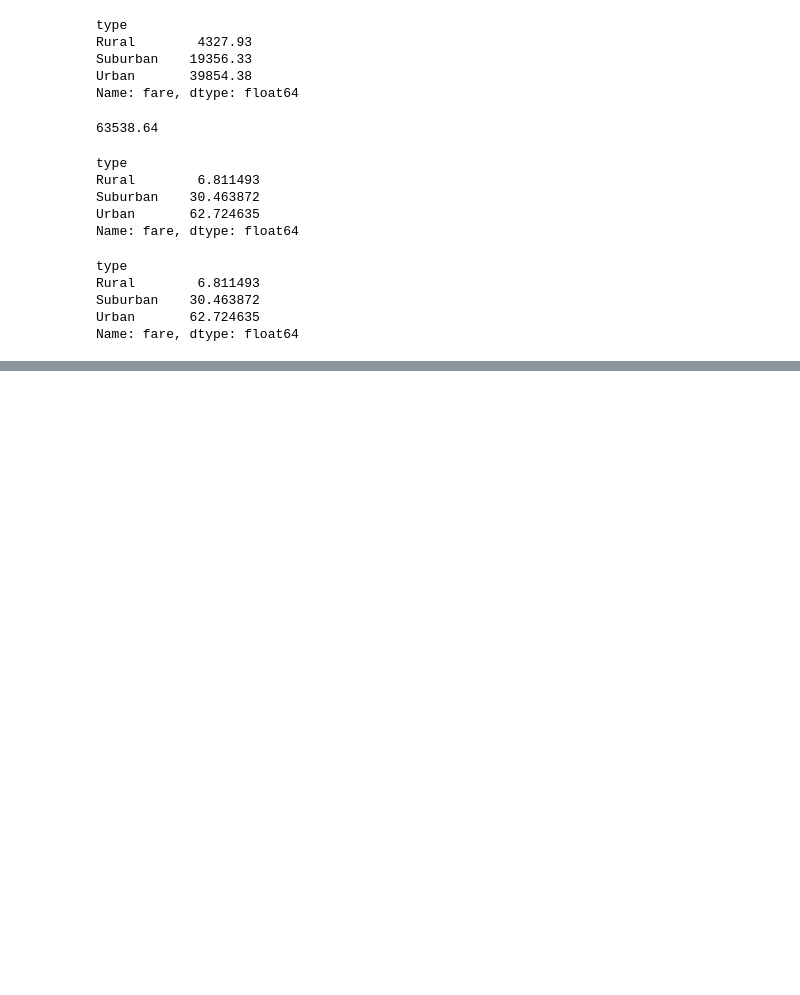
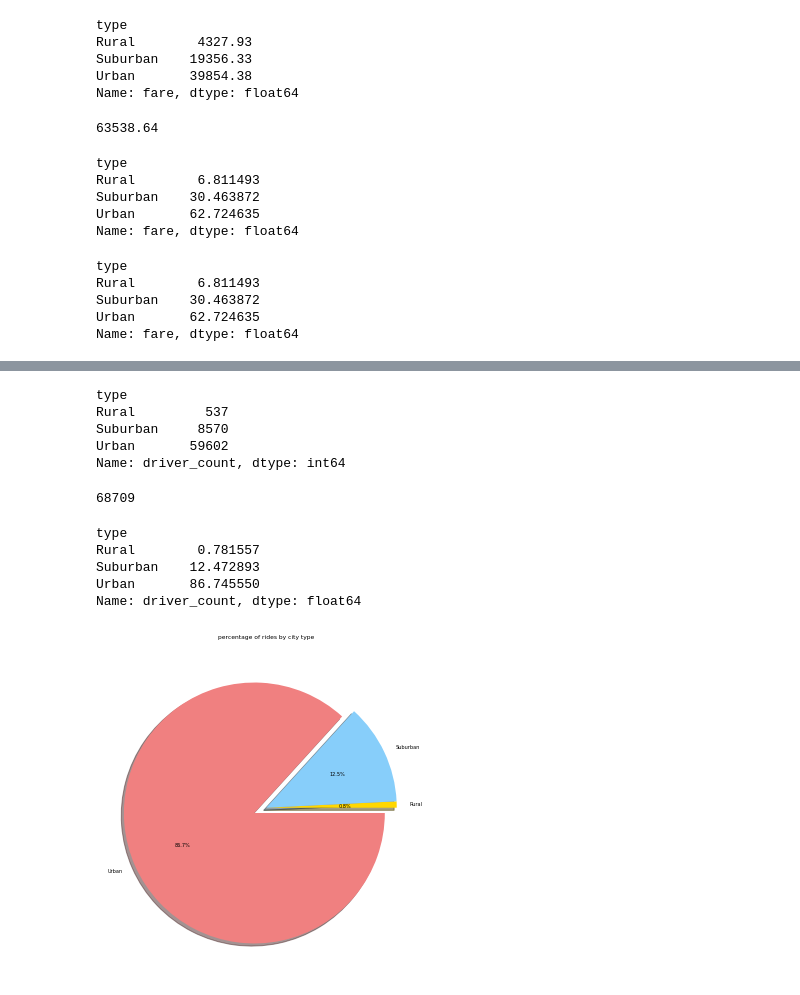
Before and after one commit to sandeepdpowar/PyBer_Analysis, a Jupyter notebook: PyBer.ipynb, the cells around one changed output, grey strips where cells are left out. Drawn from its saved outputs; the diff is of its cells as text; code cells hidden in the pictures; blank space fills up the shorter version.

```diff
--- a/PyBer.ipynb
+++ b/PyBer.ipynb
@@ -859,0 +914,36 @@ plt.show()
+# %%
+#Get the total number of drivers for each city type.
+total_driver_by_type = pyber_data_df.groupby("type").sum()["driver_count"]
+total_driver_by_type
+# %% [output]
+type
+Rural         537
+Suburban     8570
+Urban       59602
+Name: driver_count, dtype: int64
+# %%
+#Get the total drivers for all the city types.
+total_drivers = pyber_data_df["driver_count"].sum()
+total_drivers
+# %% [output]
+68709
+# %%
+#Calculate the percentage of the total drivers for each city type.
+total_driver_by_type_perct = 100 * pyber_data_df.groupby("type").sum()["driver_count"]/pyber_data_df["driver_count"].sum()
+total_driver_by_type_perct
+# %% [output]
+type
+Rural        0.781557
+Suburban    12.472893
+Urban       86.745550
+Name: driver_count, dtype: float64
+# %%
+# Build percentage of rides by city type pie chart.
+plt.subplots(figsize=(10,6))
+plt.pie(total_driver_by_type_perct, labels=["Rural","Suburban","Urban"], colors=["gold","lightskyblue","lightcoral"], shadow=True, explode=[0,0,0.1], autopct="%1.1f%%")
+plt.title("percentage of rides by city type")
+mpl.rcParams['font.size']=5
+plt.savefig('Resource/fig8.png')
+plt.show()
+# %% [output]
+[figure, added]
```
Also changed, not shown: parts of 7 cells of this notebook, 3 other files.
